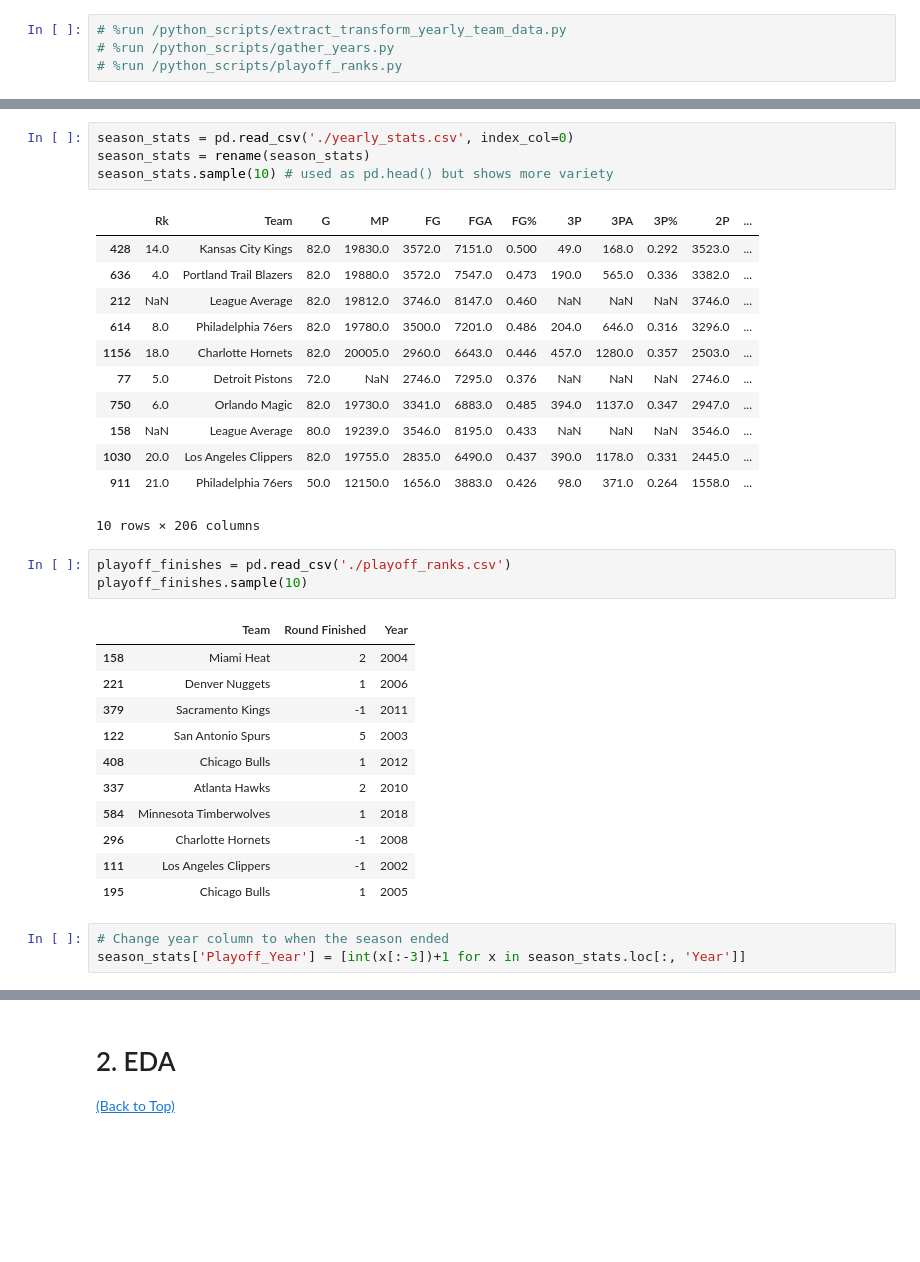
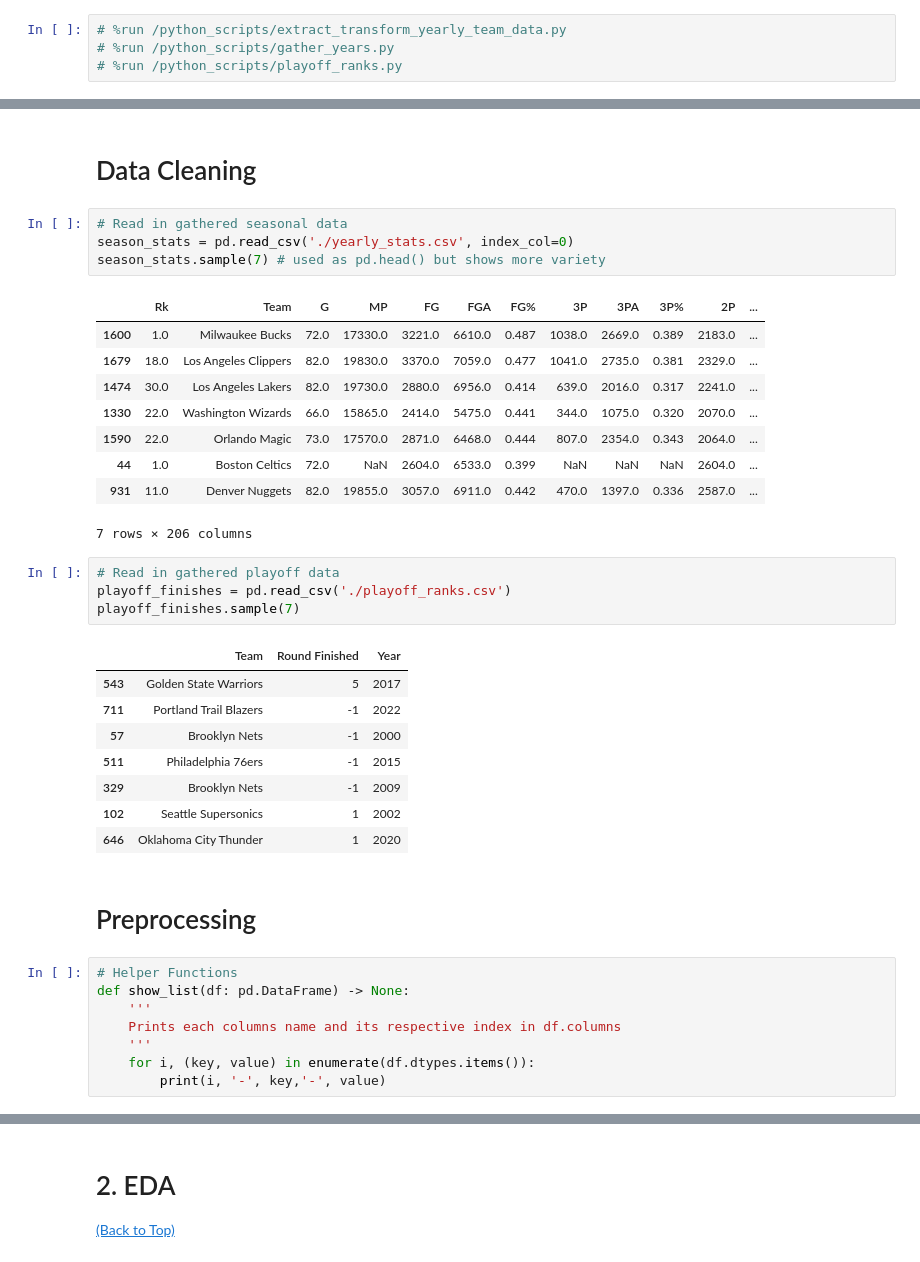
Before and after one commit to AlexBradshaw5/NBA_Playoffs, a Jupyter notebook: modeling.ipynb, the cells around one changed output, grey strips where cells are left out. Drawn from its saved outputs; the diff is of its cells as text; blank space fills up the shorter version.

Commit message:
cleaned up preprocessing, still need column name details

```diff
--- a/modeling.ipynb
+++ b/modeling.ipynb
@@ -48,35 +30,39 @@ def rename(df):
+# %% [markdown]
+# Data Cleaning
 # %%
+# Read in gathered seasonal data
 season_stats = pd.read_csv('./yearly_stats.csv', index_col=0)
-season_stats = rename(season_stats)
-season_stats.sample(10) # used as pd.head() but shows more variety
+season_stats.sample(7) # used as pd.head() but shows more variety
 # %% [output]
 |  | Rk | Team | G | MP | FG | FGA | FG% | 3P | 3PA | 3P% | 2P | ... |
-| 428 | 14.0 | Kansas City Kings | 82.0 | 19830.0 | 3572.0 | 7151.0 | 0.500 | 49.0 | 168.0 | 0.292 | 3523.0 | ... |
-| 636 | 4.0 | Portland Trail Blazers | 82.0 | 19880.0 | 3572.0 | 7547.0 | 0.473 | 190.0 | 565.0 | 0.336 | 3382.0 | ... |
-| 212 | NaN | League Average | 82.0 | 19812.0 | 3746.0 | 8147.0 | 0.460 | NaN | NaN | NaN | 3746.0 | ... |
-| 614 | 8.0 | Philadelphia 76ers | 82.0 | 19780.0 | 3500.0 | 7201.0 | 0.486 | 204.0 | 646.0 | 0.316 | 3296.0 | ... |
-| 1156 | 18.0 | Charlotte Hornets | 82.0 | 20005.0 | 2960.0 | 6643.0 | 0.446 | 457.0 | 1280.0 | 0.357 | 2503.0 | ... |
-| 77 | 5.0 | Detroit Pistons | 72.0 | NaN | 2746.0 | 7295.0 | 0.376 | NaN | NaN | NaN | 2746.0 | ... |
-| 750 | 6.0 | Orlando Magic | 82.0 | 19730.0 | 3341.0 | 6883.0 | 0.485 | 394.0 | 1137.0 | 0.347 | 2947.0 | ... |
-| 158 | NaN | League Average | 80.0 | 19239.0 | 3546.0 | 8195.0 | 0.433 | NaN | NaN | NaN | 3546.0 | ... |
-| 1030 | 20.0 | Los Angeles Clippers | 82.0 | 19755.0 | 2835.0 | 6490.0 | 0.437 | 390.0 | 1178.0 | 0.331 | 2445.0 | ... |
-| 911 | 21.0 | Philadelphia 76ers | 50.0 | 12150.0 | 1656.0 | 3883.0 | 0.426 | 98.0 | 371.0 | 0.264 | 1558.0 | ... |
+| 1600 | 1.0 | Milwaukee Bucks | 72.0 | 17330.0 | 3221.0 | 6610.0 | 0.487 | 1038.0 | 2669.0 | 0.389 | 2183.0 | ... |
+| 1679 | 18.0 | Los Angeles Clippers | 82.0 | 19830.0 | 3370.0 | 7059.0 | 0.477 | 1041.0 | 2735.0 | 0.381 | 2329.0 | ... |
+| 1474 | 30.0 | Los Angeles Lakers | 82.0 | 19730.0 | 2880.0 | 6956.0 | 0.414 | 639.0 | 2016.0 | 0.317 | 2241.0 | ... |
+| 1330 | 22.0 | Washington Wizards | 66.0 | 15865.0 | 2414.0 | 5475.0 | 0.441 | 344.0 | 1075.0 | 0.320 | 2070.0 | ... |
+| 1590 | 22.0 | Orlando Magic | 73.0 | 17570.0 | 2871.0 | 6468.0 | 0.444 | 807.0 | 2354.0 | 0.343 | 2064.0 | ... |
+| 44 | 1.0 | Boston Celtics | 72.0 | NaN | 2604.0 | 6533.0 | 0.399 | NaN | NaN | NaN | 2604.0 | ... |
+| 931 | 11.0 | Denver Nuggets | 82.0 | 19855.0 | 3057.0 | 6911.0 | 0.442 | 470.0 | 1397.0 | 0.336 | 2587.0 | ... |
-10 rows × 206 columns
+7 rows × 206 columns
 # %%
+# Read in gathered playoff data
 playoff_finishes = pd.read_csv('./playoff_ranks.csv')
-playoff_finishes.sample(10)
+playoff_finishes.sample(7)
 # %% [output]
 |  | Team | Round Finished | Year |
-| 158 | Miami Heat | 2 | 2004 |
-| 221 | Denver Nuggets | 1 | 2006 |
-| 379 | Sacramento Kings | -1 | 2011 |
-| 122 | San Antonio Spurs | 5 | 2003 |
-| 408 | Chicago Bulls | 1 | 2012 |
-| 337 | Atlanta Hawks | 2 | 2010 |
-| 584 | Minnesota Timberwolves | 1 | 2018 |
-| 296 | Charlotte Hornets | -1 | 2008 |
-| 111 | Los Angeles Clippers | -1 | 2002 |
-| 195 | Chicago Bulls | 1 | 2005 |
+| 543 | Golden State Warriors | 5 | 2017 |
+| 711 | Portland Trail Blazers | -1 | 2022 |
+| 57 | Brooklyn Nets | -1 | 2000 |
+| 511 | Philadelphia 76ers | -1 | 2015 |
+| 329 | Brooklyn Nets | -1 | 2009 |
+| 102 | Seattle Supersonics | 1 | 2002 |
+| 646 | Oklahoma City Thunder | 1 | 2020 |
-# %%
-# Change year column to when the season ended
-season_stats['Playoff_Year'] = [int(x[:-3])+1 for x in season_stats.loc[:, 'Year']]
+# %% [markdown]
+# Preprocessing
+# %%
+# Helper Functions
+def show_list(df: pd.DataFrame) -> None:
+    '''
+    Prints each columns name and its respective index in df.columns
+    '''
+    for i, (key, value) in enumerate(df.dtypes.items()):
+        print(i, '-', key,'-', value)
```
Also changed, not shown: parts of 11 cells of this notebook.
